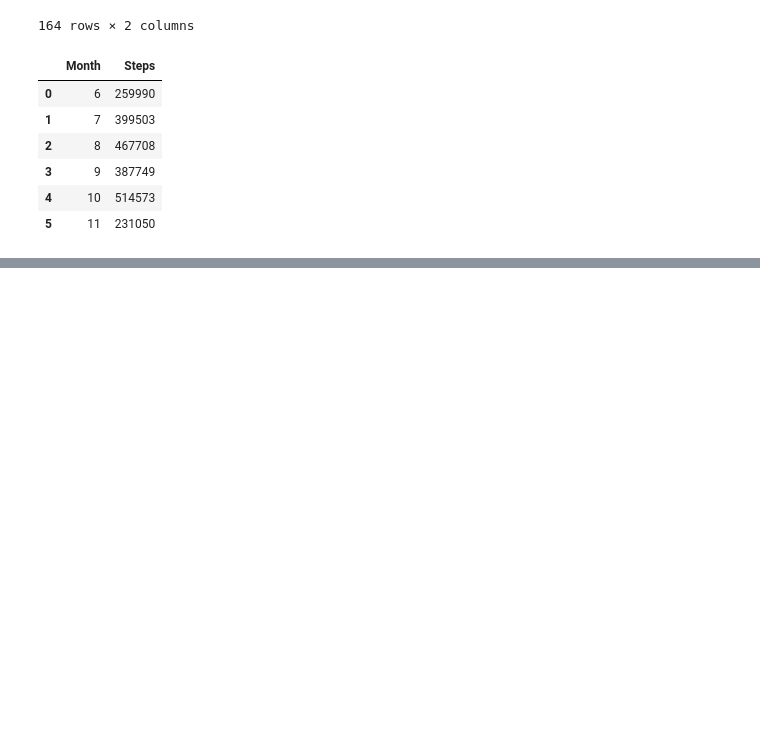
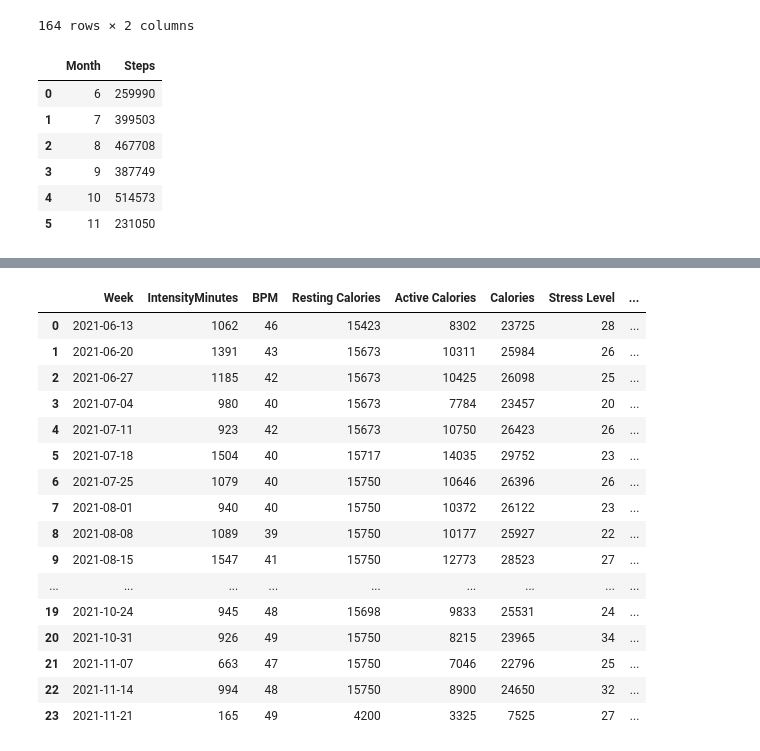
Before and after one commit to jace-kline/math582-finalproject, a Jupyter notebook: clean.ipynb, the cells around one changed output, grey strips where cells are left out. Drawn from its saved outputs; the diff is of its cells as text; code cells hidden in the pictures; blank space fills up the shorter version.

Commit message:
Finished data cleaning notebook. Wrote cleaned data to data/cleaned folder

```diff
--- a/clean.ipynb
+++ b/clean.ipynb
@@ -170,0 +228,3 @@ stepsMonthly
+# %%
+stressLevelMonthly = stressLevelWeekly.set_index('Week').groupby(lambda date: date.month).mean().reset_index().rename({ 'Week' : 'Month' }, axis=1)
+stressLevelMonthly
@@ -170,0 +239,20 @@ stepsMonthly
+# %%
+caloriesBurnedWeekly = read_data("TotalCalories/TotalCalories-weekly.csv")
+caloriesBurnedWeekly['Week'] = caloriesBurnedWeekly['Week'].apply(translate_datetime)
+
+restingCaloriesWeekly = caloriesBurnedWeekly[caloriesBurnedWeekly['Calorie Type'] == 'RMR']\
+    .drop('Calorie Type', axis=1)\
+    .rename({'Value' : 'Resting Calories'}, axis=1)
+activeCaloriesWeekly = caloriesBurnedWeekly[caloriesBurnedWeekly['Calorie Type'] == 'Active']\
+    .drop('Calorie Type', axis=1)\
+    .rename({'Value' : 'Active Calories'}, axis=1)
+
+caloriesBurnedWeekly = pd.merge(
+    restingCaloriesWeekly,
+    activeCaloriesWeekly,
+    how='inner',
+    on='Week'
+)
+
+caloriesBurnedWeekly['Calories'] = caloriesBurnedWeekly['Resting Calories'] + caloriesBurnedWeekly['Active Calories']
+caloriesBurnedWeekly
@@ -170,0 +277,7 @@ stepsMonthly
+# %%
+daily_metrics = [intensityMinutesDaily, stepsDaily, stressLevelDaily, sleepTimeDaily]
+weekly_metrics = [intensityMinutesWeekly, restingHeartRateWeekly, caloriesBurnedWeekly, stressLevelWeekly, sleepTimeWeekly]
+monthly_metrics = [restingHeartRateMonthly, stepsMonthly, stressLevelMonthly, sleepTimeMonthly]
+# %%
+daily = pd.concat([df.set_index('Date') for df in daily_metrics], axis=1, join='inner').reset_index()
+daily
@@ -170,0 +298,21 @@ stepsMonthly
+# %%
+weekly = pd.concat([df.set_index('Week') for df in weekly_metrics], axis=1, join='inner').reset_index()
+weekly
+# %% [output]
+|  | Week | IntensityMinutes | BPM | Resting Calories | Active Calories | Calories | Stress Level | ... |
+| 0 | 2021-06-13 | 1062 | 46 | 15423 | 8302 | 23725 | 28 | ... |
+| 1 | 2021-06-20 | 1391 | 43 | 15673 | 10311 | 25984 | 26 | ... |
+| 2 | 2021-06-27 | 1185 | 42 | 15673 | 10425 | 26098 | 25 | ... |
+| 3 | 2021-07-04 | 980 | 40 | 15673 | 7784 | 23457 | 20 | ... |
+| 4 | 2021-07-11 | 923 | 42 | 15673 | 10750 | 26423 | 26 | ... |
+| 5 | 2021-07-18 | 1504 | 40 | 15717 | 14035 | 29752 | 23 | ... |
+| 6 | 2021-07-25 | 1079 | 40 | 15750 | 10646 | 26396 | 26 | ... |
+| 7 | 2021-08-01 | 940 | 40 | 15750 | 10372 | 26122 | 23 | ... |
+| 8 | 2021-08-08 | 1089 | 39 | 15750 | 10177 | 25927 | 22 | ... |
+| 9 | 2021-08-15 | 1547 | 41 | 15750 | 12773 | 28523 | 27 | ... |
+| ... | ... | ... | ... | ... | ... | ... | ... | ... |
+| 19 | 2021-10-24 | 945 | 48 | 15698 | 9833 | 25531 | 24 | ... |
+| 20 | 2021-10-31 | 926 | 49 | 15750 | 8215 | 23965 | 34 | ... |
+| 21 | 2021-11-07 | 663 | 47 | 15750 | 7046 | 22796 | 25 | ... |
+| 22 | 2021-11-14 | 994 | 48 | 15750 | 8900 | 24650 | 32 | ... |
+| 23 | 2021-11-21 | 165 | 49 | 4200 | 3325 | 7525 | 27 | ... |
```
Also changed, not shown: parts of 8 cells of this notebook, 5 other files.
